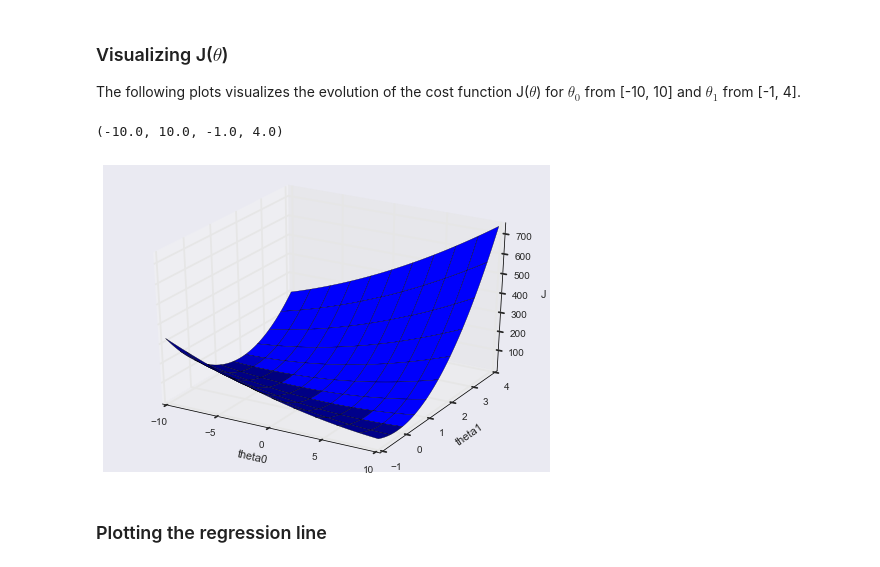
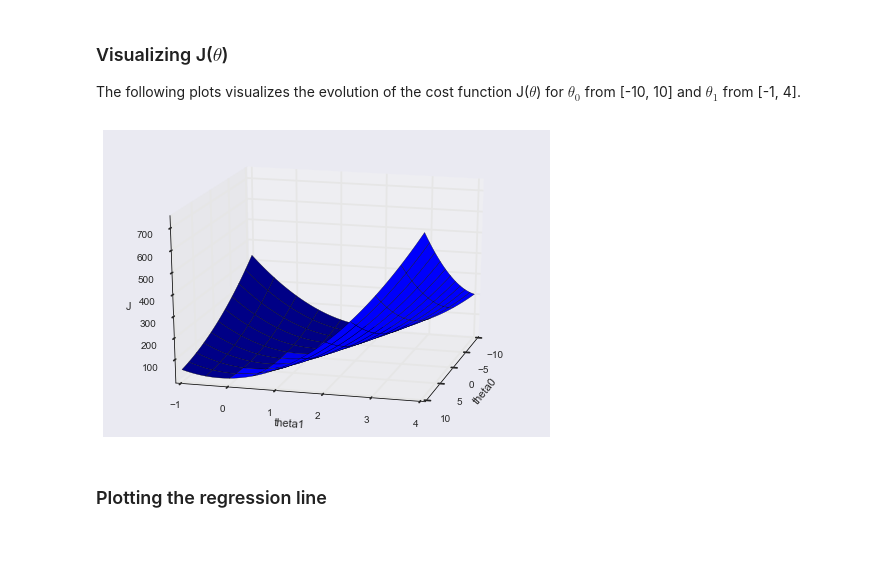
Before and after one commit to Napoleon0313/coursera, a Jupyter notebook: machine-learning/exercise-1-linear-regression/Univariate Linear Regression.ipynb, the cells around one changed output. Cells and saved outputs as stored; diff of their text form; code cells hidden in the pictures.

```diff
--- a/machine-learning/exercise-1-linear-regression/Univariate Linear Regression.ipynb
+++ b/machine-learning/exercise-1-linear-regression/Univariate Linear Regression.ipynb
@@ -58,4 +51,6 @@ Where the hypothesis $h_{\theta}$ is given by the linear model $h_{\theta}(x) =
 The following piece of code implements the cost function J($\theta$)
 # %%
 def compute_cost(X, y, theta):
-    return np.sum((np.dot(X, theta) - y)**2) / (2 * m)
+    return np.sum((np.dot(X, theta) - y)**2) / (2 * len(X))
+
+compute_cost(X,y,theta)
@@ -87,22 +80,25 @@ theta, J_history = gradient_descent(X, y, theta, alpha, iterations);
 
 The following plots visualizes the evolution of the cost function J($\theta$) for $\theta_0$ from [-10, 10] and $\theta_1$ from [-1, 4].
 # %%
-xx, yy = np.meshgrid(np.linspace(-10, 10, 100), np.linspace(-1, 4, 100))
-J_vals = np.zeros(xx.shape)
-for i in range(xx.shape[0]):
-    for j in range(xx.shape[1]):
-        J_vals[i, j] = compute_cost(X, y, np.array([xx[i,j], yy[i,j]]))
+def plot_theta_j(elev=20, azim=40):
+    xx, yy = np.meshgrid(np.linspace(-10, 10, 100), np.linspace(-1, 4, 100))
+    J_vals = np.zeros(xx.shape)
 
-fig = plt.figure()
-ax = fig.add_subplot(111, projection='3d')
-ax.plot_surface(xx, yy, J_vals);
-ax.set_xlabel("theta0")
-ax.set_ylabel("theta1")
-ax.set_zlabel("J")
-ax.axis('tight')
+    for i in range(xx.shape[0]):
+        for j in range(xx.shape[1]):
+            J_vals[i, j] = compute_cost(X, y, np.array([xx[i,j], yy[i,j]]))
+    fig = plt.figure()
+    ax = fig.add_subplot(111, projection='3d')
+    ax.plot_surface(xx, yy, J_vals);
+    ax.set_xlabel("theta0")
+    ax.set_ylabel("theta1")
+    ax.set_zlabel("J")
+    ax.axis('tight')
+    ax.view_init(elev, azim)
+
+interact(plot_theta_j, elev=[0, 90], azim=[0, 90])
 # %% [output]
-(-10.0, 10.0, -1.0, 4.0)
-[figure, old version]
+[figure, new version]
 # %% [markdown]
 ### Plotting the regression line
 # %%
```
Also changed, not shown: parts of 7 cells of this notebook, 3 other files.
